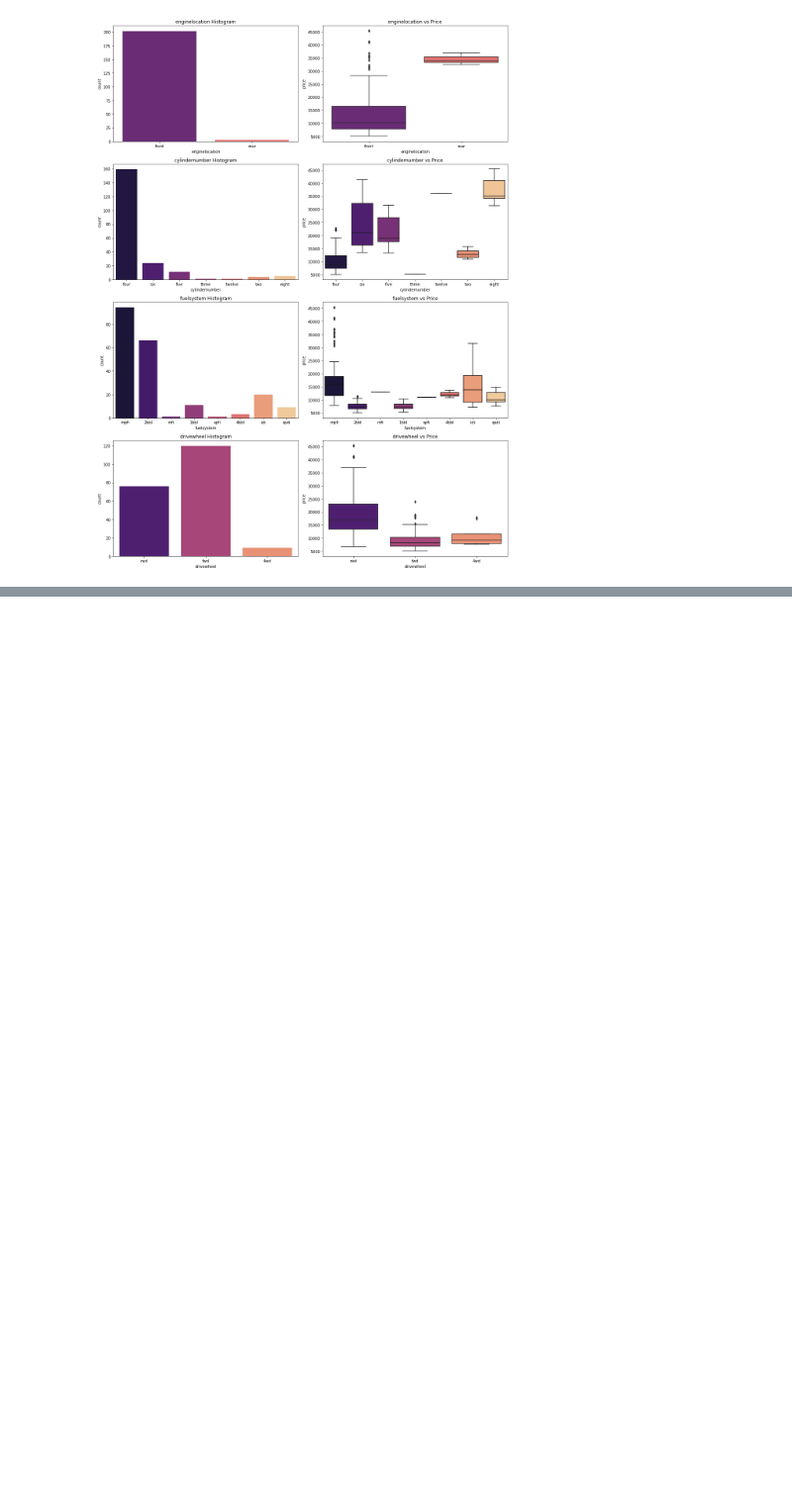
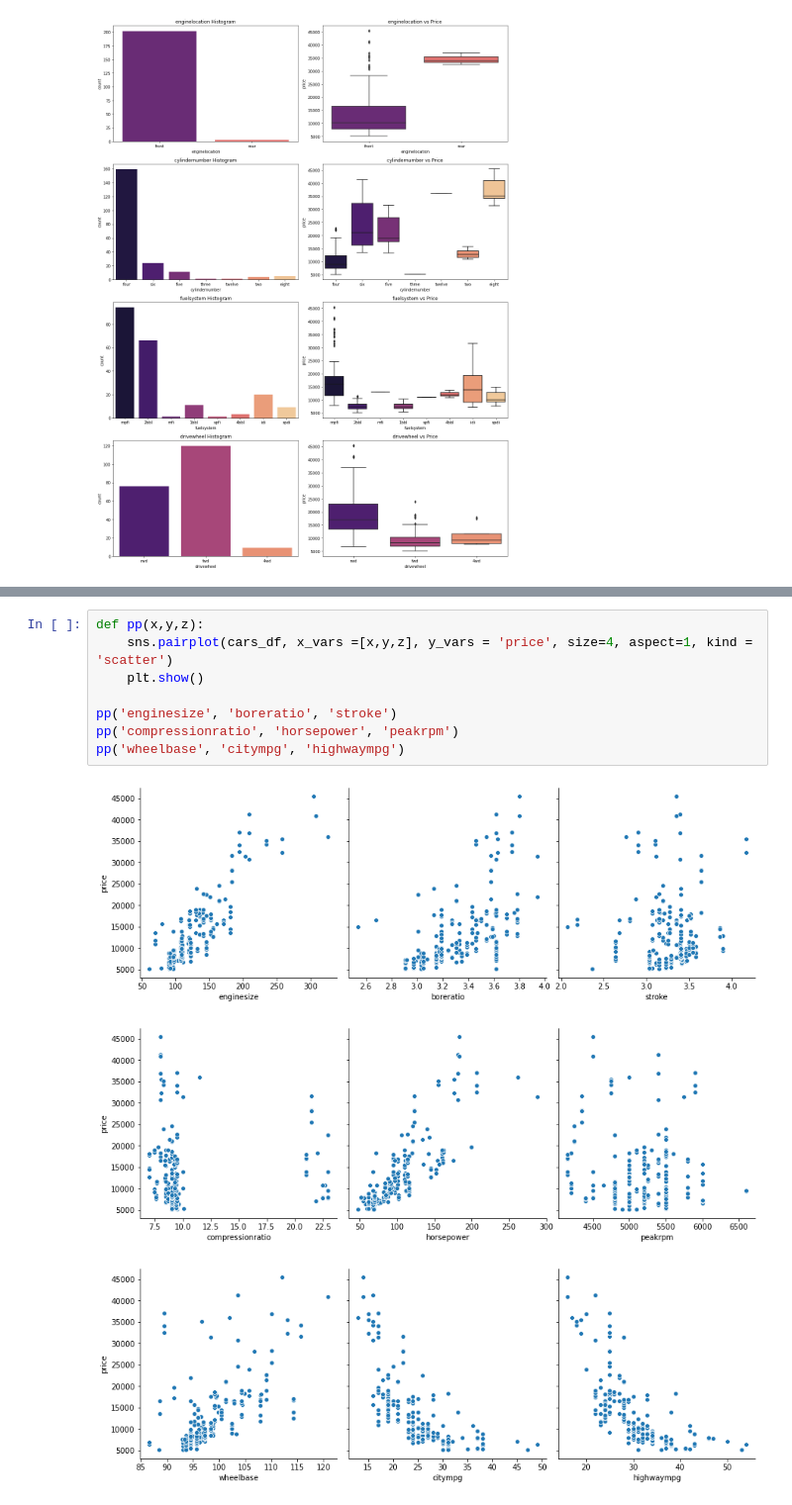
Before and after one commit to ptanner925/us_car_price, a Jupyter notebook: car_eda.ipynb, the cells around one changed output, grey strips where cells are left out. Shown at 99% size. Cells and saved outputs as stored; diff of their text form; blank space fills up the shorter version.

```diff
--- a/car_eda.ipynb
+++ b/car_eda.ipynb
@@ -252,0 +270,12 @@ plt.tight_layout()
+# %%
+def pp(x,y,z):
+    sns.pairplot(cars_df, x_vars =[x,y,z], y_vars = 'price', size=4, aspect=1, kind = 'scatter')
+    plt.show()
+
+pp('enginesize', 'boreratio', 'stroke')
+pp('compressionratio', 'horsepower', 'peakrpm')
+pp('wheelbase', 'citympg', 'highwaympg')
+# %% [output]
+[figure, added]
+[figure, added]
+[figure, added]
```
Also changed, not shown: parts of 23 cells of this notebook.
